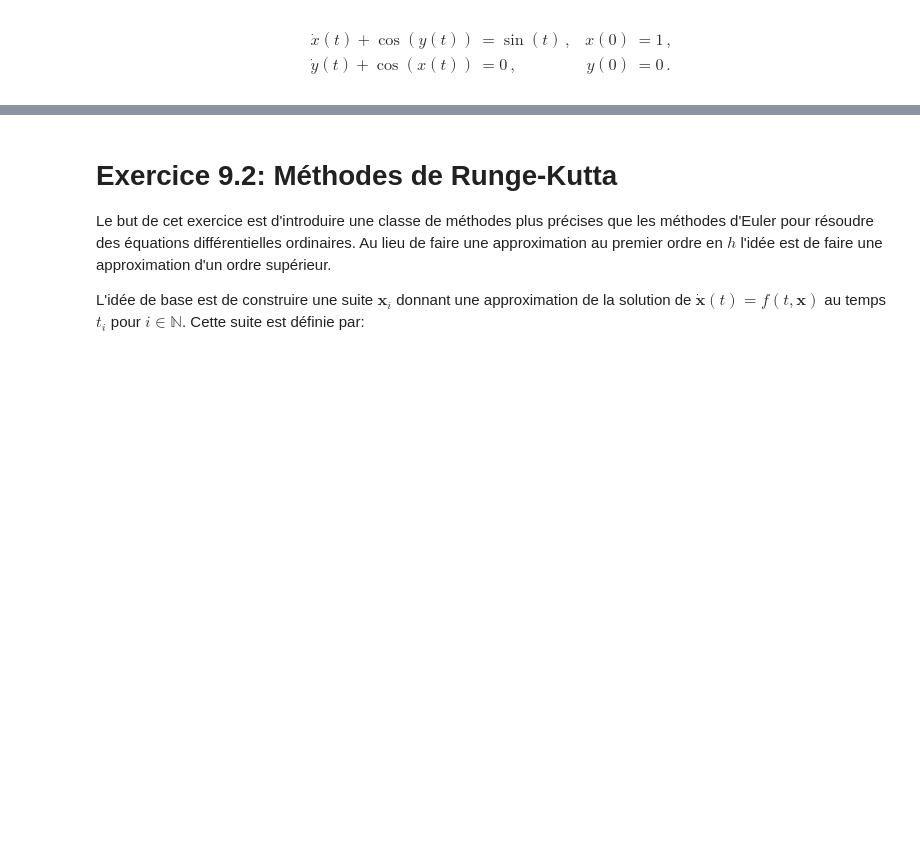
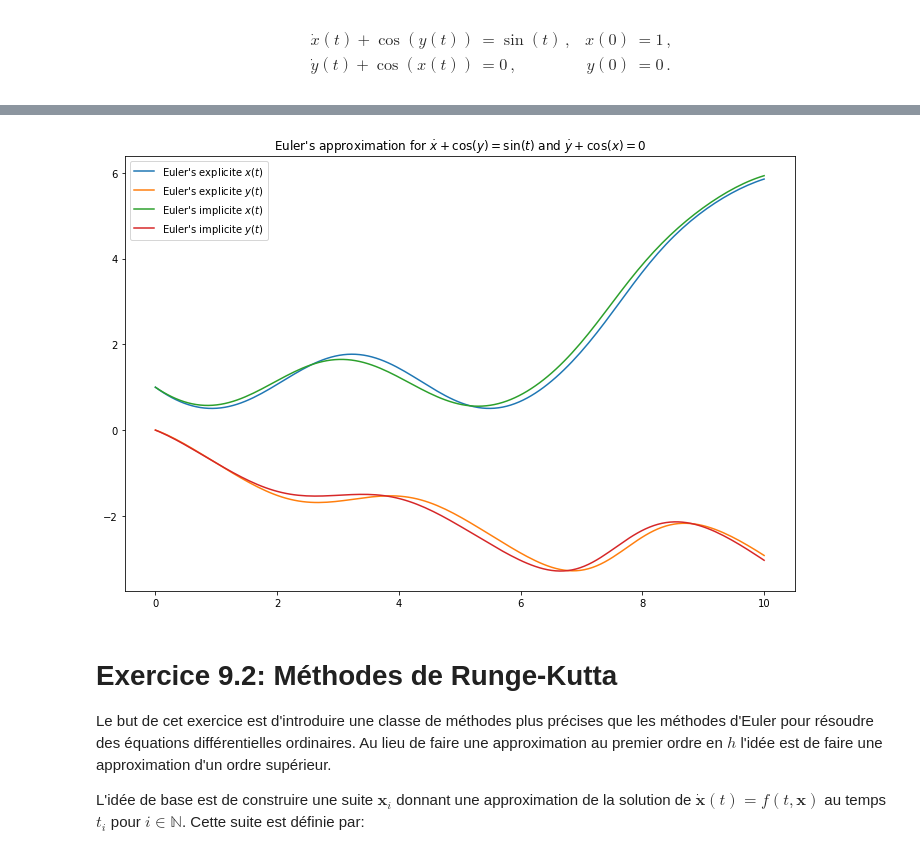
Before and after one commit to dqtvictory/Sorbonne-University, a Jupyter notebook: 3ma100/chap09.ipynb, the cells around one changed output, grey strips where cells are left out. Drawn from its saved outputs; the diff is of its cells as text; code cells hidden in the pictures; blank space fills up the shorter version.

```diff
--- a/3ma100/chap09.ipynb
+++ b/3ma100/chap09.ipynb
@@ -157,6 +157,7 @@ Il est également possible d'utiliser l'algorithme de recherche de zéro de fonc
 <!-- --- end hint in exercise --- -->
 # %%
 def newton1d(F, DF, x0, eps=1e-10, N=1000):
+    # We employ this function from chap07
     for _ in range(1,N+1):
         xi = x0 - F(x0)/DF(x0)
         if np.abs(F(xi)) < eps:
@@ -170,7 +171,7 @@ def euler_implicite(f, Dxf, x0, T):
     m = len(T)
     dt = T[1] - T[0]
     F = lambda x: -x + x0 + dt*f(t,x)
-    DF = lambda x: -1 + dt*Dfx(t,x)
+    DF = lambda x: -1 + dt*Dxf(t,x)
     for i in range(1, m):
         x0 = x[i-1]
         t = T[i]
@@ -218,3 +255,21 @@ Voici le graphique de la solution de l'équation différentielle avec un pas de
+# %%
+X0 = np.array([1, 0])
+T = np.linspace(0, 10, 150)
+
+sol_explicite = euler_explicite_new(F, X0, T)
+sol_implicite = euler_implicite_new(F, X0, T)
+
+fig, ax = plt.subplots(figsize=(12,8))
+
+ax.plot(T, sol_explicite[:, 0], label="Euler's explicite $x(t)$")
+ax.plot(T, sol_explicite[:, 1], label="Euler's explicite $y(t)$")
+ax.plot(T, sol_implicite[:, 0], label="Euler's implicite $x(t)$")
+ax.plot(T, sol_implicite[:, 1], label="Euler's implicite $y(t)$")
+plt.title(r"Euler's approximation for $\dot{x}+\cos{(y)}=\sin{(t)}$ and $\dot{y} + \cos{(x)}=0$")
+plt.legend()
+plt.show()
+# %% [output]
+[figure, added]
 # %% [markdown]
 
 <!-- --- end exercise --- -->
```
Also changed, not shown: parts of 8 cells of this notebook.
